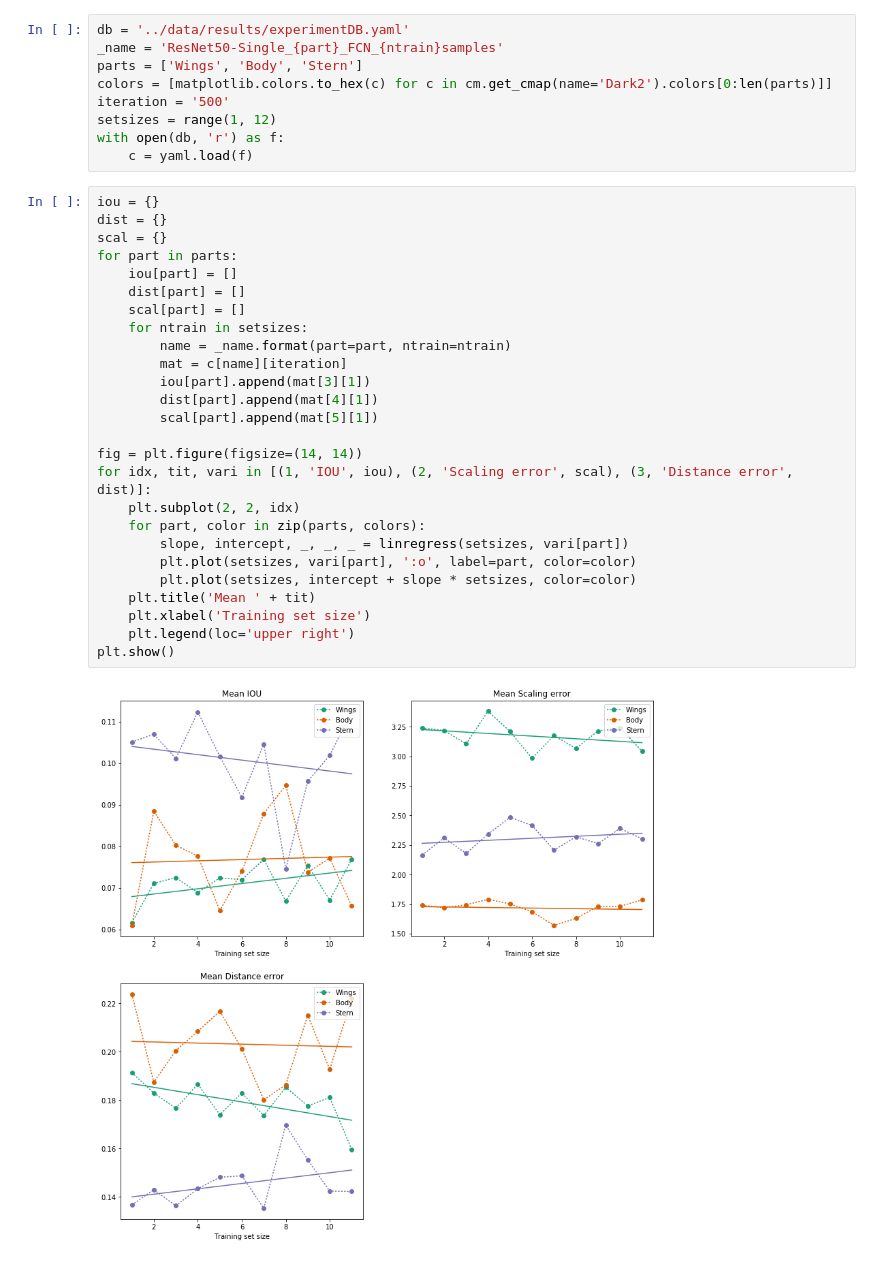
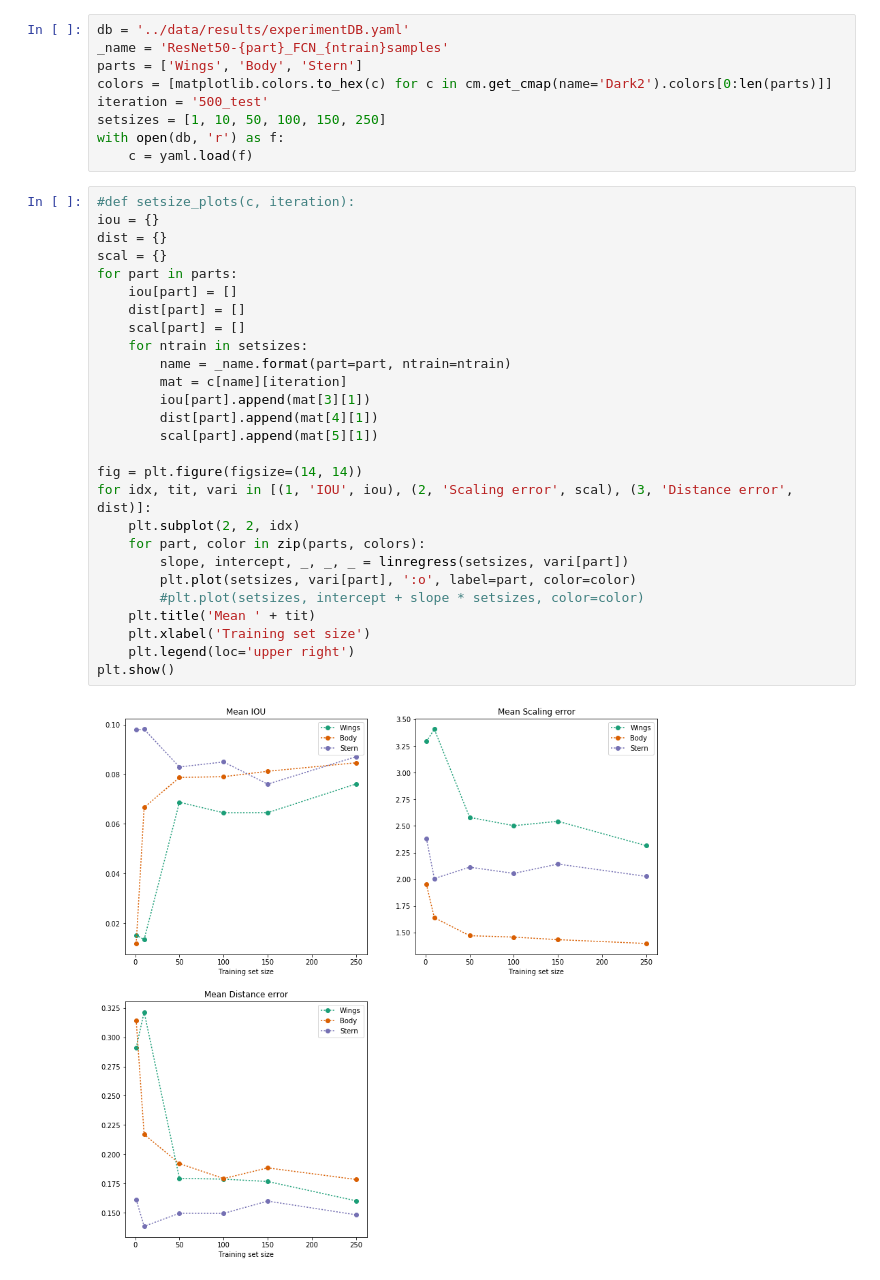
Before and after one commit to morris-frank/bachelor-thesis, a Jupyter notebook: notebooks/Plot the experimentDB.ipynb, the cells around one changed output. Saved outputs shown, nothing was run; the diff lists cells and outputs as text.

```diff
--- a/notebooks/Plot the experimentDB.ipynb
+++ b/notebooks/Plot the experimentDB.ipynb
@@ -7,41 +7,42 @@ from scipy.stats import linregress
 import numpy as np
 # %%
 db = '../data/results/experimentDB.yaml'
-_name = 'ResNet50-Single_{part}_FCN_{ntrain}samples'
+_name = 'ResNet50-{part}_FCN_{ntrain}samples'
 parts = ['Wings', 'Body', 'Stern']
 colors = [matplotlib.colors.to_hex(c) for c in cm.get_cmap(name='Dark2').colors[0:len(parts)]]
-iteration = '500'
-setsizes = range(1, 12)
+iteration = '500_test'
+setsizes = [1, 10, 50, 100, 150, 250]
 with open(db, 'r') as f:
     c = yaml.load(f)
 # %%
+#def setsize_plots(c, iteration):
 iou = {}
 dist = {}
 scal = {}
 for part in parts:
     iou[part] = []
     dist[part] = []
     scal[part] = []
     for ntrain in setsizes:
         name = _name.format(part=part, ntrain=ntrain)
         mat = c[name][iteration]
         iou[part].append(mat[3][1])
         dist[part].append(mat[4][1])
         scal[part].append(mat[5][1])
 
 fig = plt.figure(figsize=(14, 14))
 for idx, tit, vari in [(1, 'IOU', iou), (2, 'Scaling error', scal), (3, 'Distance error', dist)]:
     plt.subplot(2, 2, idx)
     for part, color in zip(parts, colors):
         slope, intercept, _, _, _ = linregress(setsizes, vari[part])
         plt.plot(setsizes, vari[part], ':o', label=part, color=color)
-        plt.plot(setsizes, intercept + slope * setsizes, color=color)
+        #plt.plot(setsizes, intercept + slope * setsizes, color=color)
     plt.title('Mean ' + tit)
     plt.xlabel('Training set size')
     plt.legend(loc='upper right')
 plt.show()
 # %% [output]
-[figure, old version]
+[figure, new version]
 # %%
 iou = dict([(part, {}) for part in parts])
 dist = dict([(part, {}) for part in parts])
```
Also changed, not shown: parts of 2 cells of this notebook.
